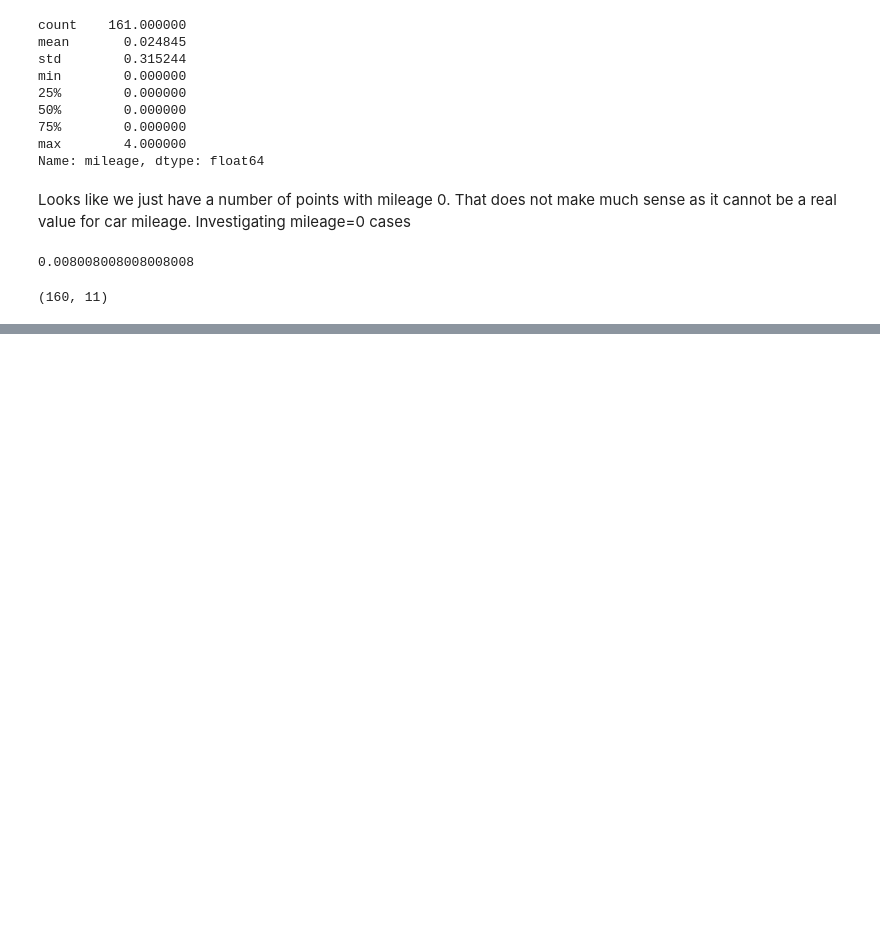
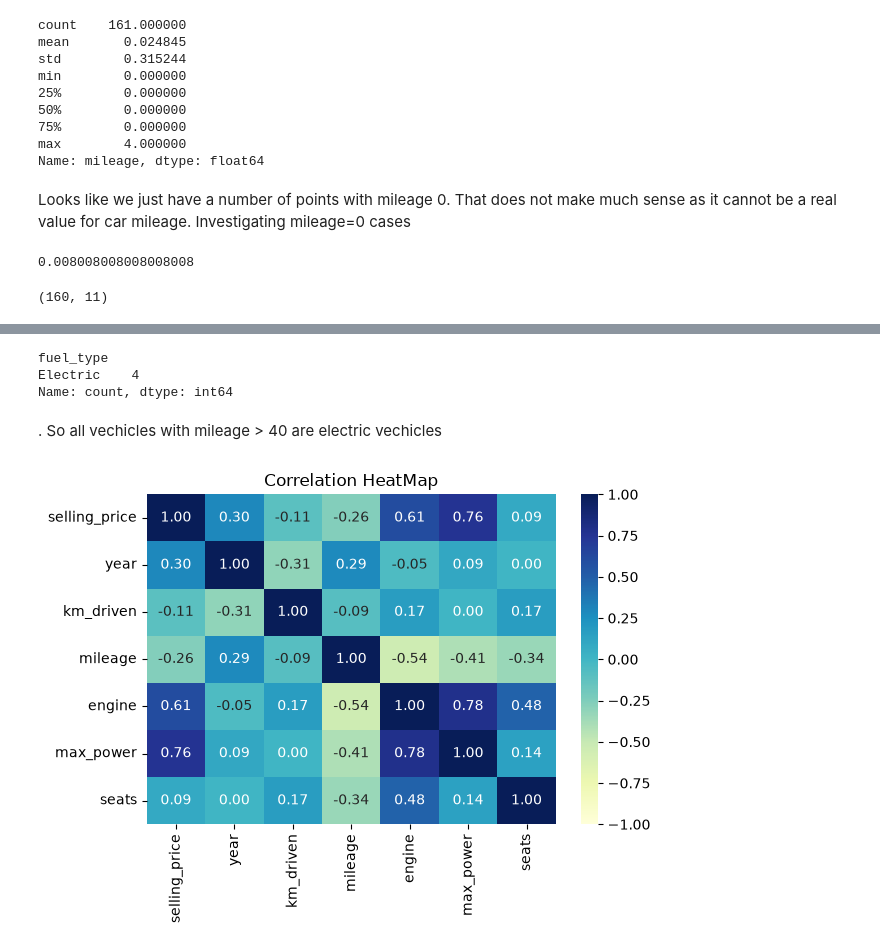
Before and after one commit to iam-devarapalli/linear-regression, a Jupyter notebook: linear_regression_1.ipynb, the cells around one changed output, grey strips where cells are left out. Drawn from its saved outputs; the diff is of its cells as text; code cells hidden in the pictures; blank space fills up the shorter version.

```diff
--- a/linear_regression_1.ipynb
+++ b/linear_regression_1.ipynb
@@ -182,0 +205,16 @@ df[df["mileage"] == 0.0].shape
+# %%
+df[df['mileage']>40].fuel_type.value_counts()
+# %% [output]
+fuel_type
+Electric    4
+Name: count, dtype: int64
+# %% [markdown]
+. So all vechicles with mileage > 40 are electric vechicles
+# %%
+plt.Figure(figsize=(10, 8))
+ax = sns.heatmap(df.corr(numeric_only=True), cmap="YlGnBu", annot = True, fmt=".2f", vmin = -1, vmax =1)
+plt.title("Correlation HeatMap")
+plt.tight_layout()
+plt.show()
+# %% [output]
+[figure, added]
```
Also changed, not shown: parts of 3 cells of this notebook, 1 other file.
